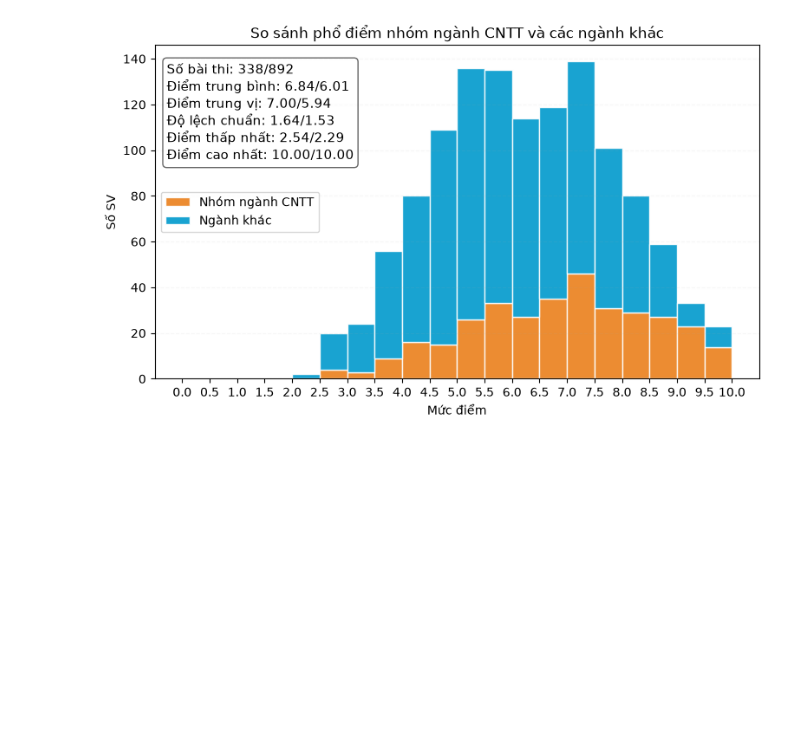
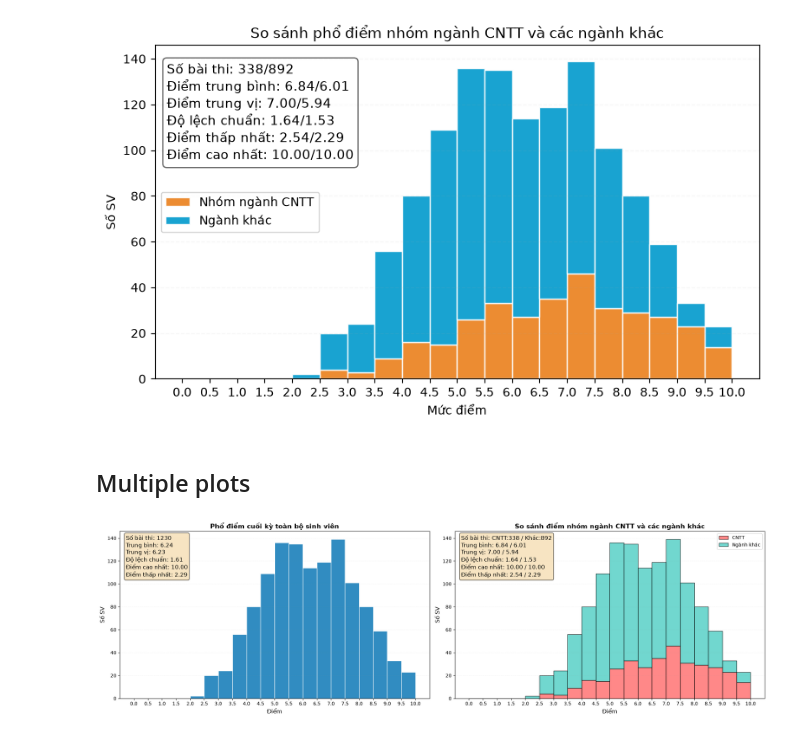
Before and after one commit to nd-hung/data-science-labs, a Jupyter notebook: labs/working-with-data.ipynb, the cells around one changed output. Saved outputs shown, nothing was run; the diff lists cells and outputs as text; code cells hidden in the pictures; blank space fills up the shorter version.

```diff
--- a/labs/working-with-data.ipynb
+++ b/labs/working-with-data.ipynb
@@ -286,3 +286,83 @@ plt.savefig('grade-by-major.pdf')
 plt.show()
 # %% [output]
 [figure]
+# %% [markdown]
+## Multiple plots
+# %%
+
+# Tạo subplot với 1 hàng, 2 cột
+fig, axes = plt.subplots(1, 2, figsize=(20, 6))
+# Thiết lập bins cho các khoảng điểm
+bins = np.arange(0, 10 + 0.25, 0.5)
+
+# Biểu đồ 1: Phổ điểm toàn bộ cột Grade
+axes[0].hist(grade_df['Grade'], bins=bins, edgecolor='white', alpha=0.9, color='#1a80bb')
+axes[0].set_title('Phổ điểm cuối kỳ toàn bộ sinh viên', fontsize=14, fontweight='bold')
+axes[0].set_xlabel('Điểm', fontsize=12)
+axes[0].set_ylabel('Số SV', fontsize=12)
+axes[0].set_xticks(bins)
+axes[0].grid(axis='y', linestyle='--', alpha=0.1)
+
+# Tính các thống kê
+mean_grade = grade_df['Grade'].mean()
+median_grade = grade_df['Grade'].median()
+std_grade = grade_df['Grade'].std()
+
+# Thêm thông tin thống kê vào biểu đồ
+stats_text = f'Số bài thi: {len(grade_df['Grade'])}\nTrung bình: {mean_grade:.2f}\nTrung vị: {median_grade:.2f}\nĐộ lệch chuẩn: {std_grade:.2f}\nĐiểm cao nhất: {grade_df['Grade'].max():.2f}\nĐiểm thấp nhất: {grade_df['Grade'].min():.2f}'
+axes[0].text(0.02, 0.98, stats_text, transform=axes[0].transAxes,
+             verticalalignment='top', fontsize=12,
+             bbox=dict(boxstyle='round', facecolor='wheat', alpha=0.8))
+
+# Biểu đồ 2 (stacked histogram): Phổ điểm nhóm ngành của CNTT so với các ngành khác
+# Tạo dữ liệu cho stacked histogram
+# Filter grades of IT group
+grades_cntt = grade_df[grade_df['MajorGroup'] == 'IT']['Grade']
+# Filter grades of Non-IT group
+grades_others = grade_df[grade_df['MajorGroup'] == 'Non-IT']['Grade']
+# Tạo data bins chung cho cả hai nhóm
+# bins = np.linspace(0, 10, 21)
+bins = np.arange(0, 10.5, 0.5)
+
+# Vẽ stacked histogram
+axes[1].hist([grades_cntt, grades_others], bins=bins, stacked=True,
+             label=['CNTT', 'Ngành khác'],
+             color=['#FF6B6B', '#4ECDC4'], edgecolor='black', alpha=0.8)
+
+axes[1].set_title('So sánh điểm nhóm ngành CNTT và các ngành khác', fontsize=14, fontweight='bold')
+axes[1].set_xlabel('Điểm', fontsize=12)
+axes[1].set_ylabel('Số SV', fontsize=12)
+axes[1].legend(loc='upper right')
+axes[1].set_xticks(bins)
+axes[1].grid(axis='y', linestyle='--', alpha=0.1)
+
+# Tính thống kê cho từng nhóm
+cntt_mean = grades_cntt.mean()
+other_mean = grades_others.mean()
+cntt_count = len(grades_cntt)
+other_count = len(grades_others)
+cntt_median = grades_cntt.median()
+other_median = grades_others.median()
+cntt_std = grades_cntt.std()
+other_std = grades_others.std()
+cntt_max = grades_cntt.max()
+other_max = grades_others.max()
+cntt_min = grades_cntt.min()
+other_min = grades_others.min()
+
+# Thêm thông tin thống kê vào biểu đồ 2
+stats_text2 = f'Số bài thi: CNTT:{cntt_count} / Khác:{other_count}\nTrung bình: {cntt_mean:.2f} / \
+{other_mean:.2f}\nTrung vị: {cntt_median:.2f} / {other_median:.2f}\nĐộ lệch chuẩn: {cntt_std:.2f} / \
+{other_std:.2f}\nĐiểm cao nhất: {cntt_max:.2f} / {other_max:.2f}\nĐiểm thấp nhất: {cntt_min:.2f} / {other_min:.2f}'
+axes[1].text(0.02, 0.98, stats_text2, transform=axes[1].transAxes,
+             verticalalignment='top', fontsize=12,
+             bbox=dict(boxstyle='round', facecolor='wheat', alpha=0.8))
+
+# Điều chỉnh layout
+plt.tight_layout()
+# Lưu biểu đồ thành file
+plt.savefig('final-stats.pdf')
+# Hiển thị biểu đồ
+plt.show()
+# %% [output]
+[figure, added]
```
Also changed, not shown: 1 other file.
